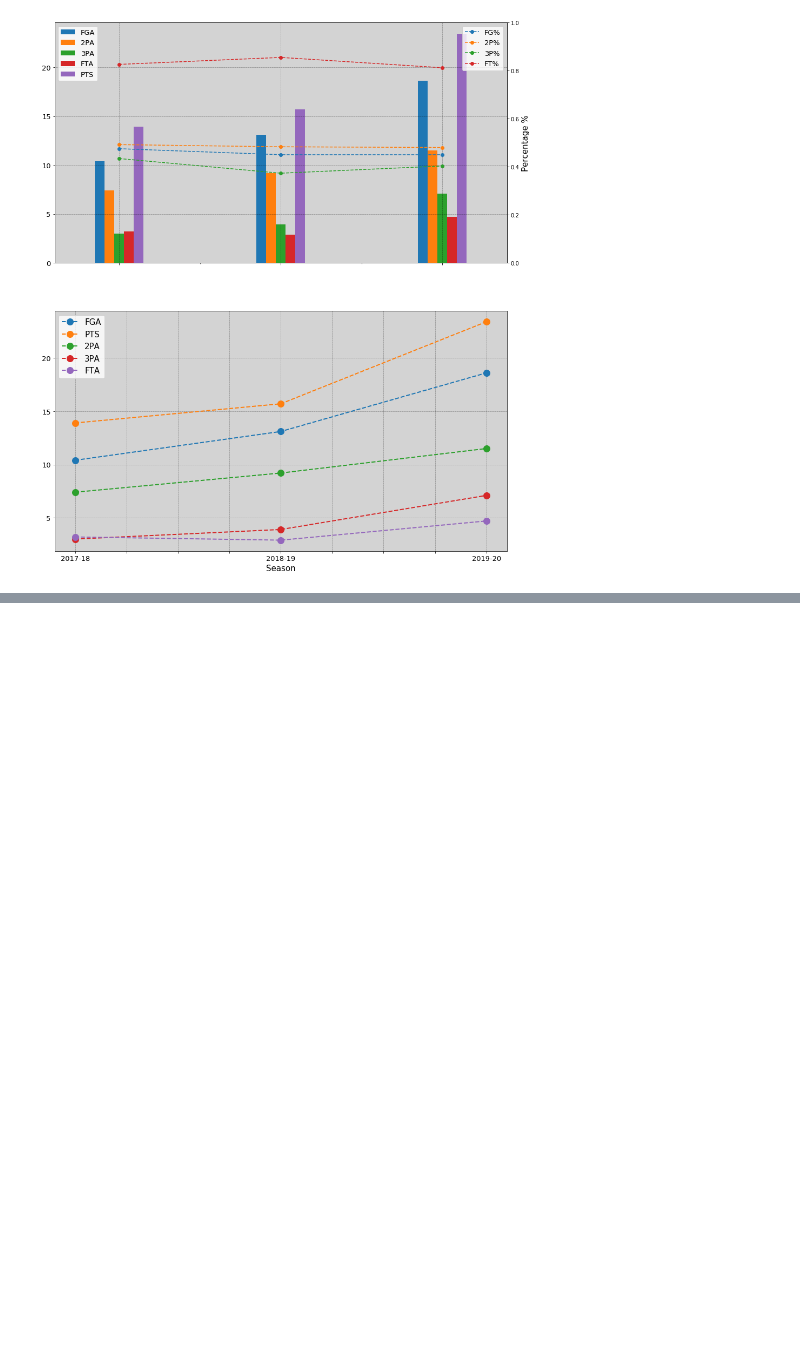
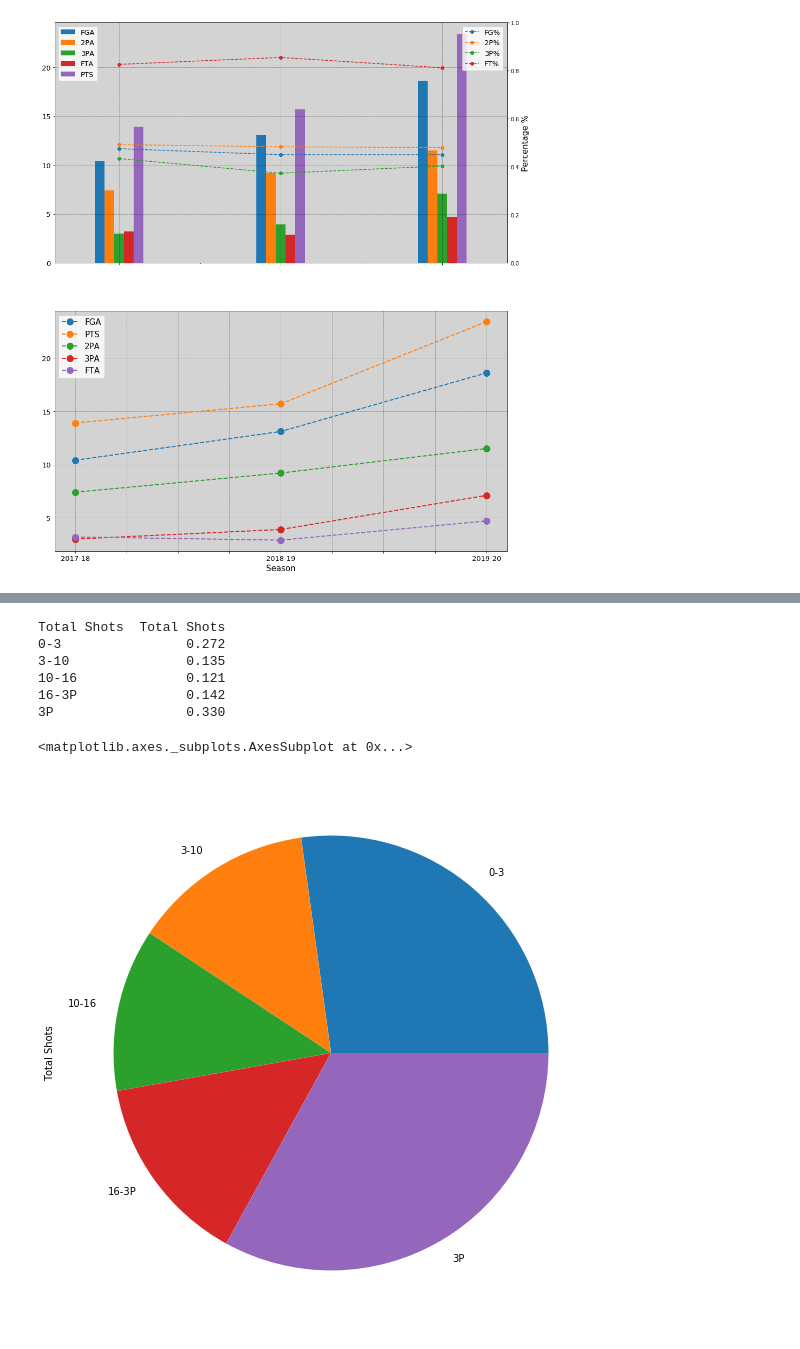
Before and after one commit to DemetrisEng/Data-Analysis-Machine-Learning, a Jupyter notebook: Jayson Tatum.ipynb, the cells around one changed output, grey strips where cells are left out. Saved outputs shown, nothing was run; the diff lists cells and outputs as text; code cells hidden in the pictures; blank space fills up the shorter version.

```diff
--- a/Jayson Tatum.ipynb
+++ b/Jayson Tatum.ipynb
@@ -192,0 +198,21 @@ ax.grid(color='grey', linestyle='dotted', linewidth=0.5)
+# %%
+df_shoot_career=pd.read_csv("Shooting stats_tatum.csv")
+df_shoot_career.drop([0,1,2,3,4,5,7,8],inplace=True)
+df_shoot_career
+
+df_shoot_career=df_shoot_career[['0-3','3-10','10-16','16-3P','3P']]
+df_shoot_career['Total Shots']=1
+df_shoot_career.set_index(['Total Shots'],inplace=True)
+df_shoot_career=df_shoot_career.T
+df_shoot_career.rename(columns={1:'Total Shots'},inplace=True)
+print(df_shoot_career)
+df_shoot_career['Total Shots'].plot(kind='pie',figsize=(10,10))
+# %% [output]
+Total Shots  Total Shots
+0-3                0.272
+3-10               0.135
+10-16              0.121
+16-3P              0.142
+3P                 0.330
+<matplotlib.axes._subplots.AxesSubplot at 0x...>
+[figure, added]
```
Also changed, not shown: parts of 13 cells of this notebook.
